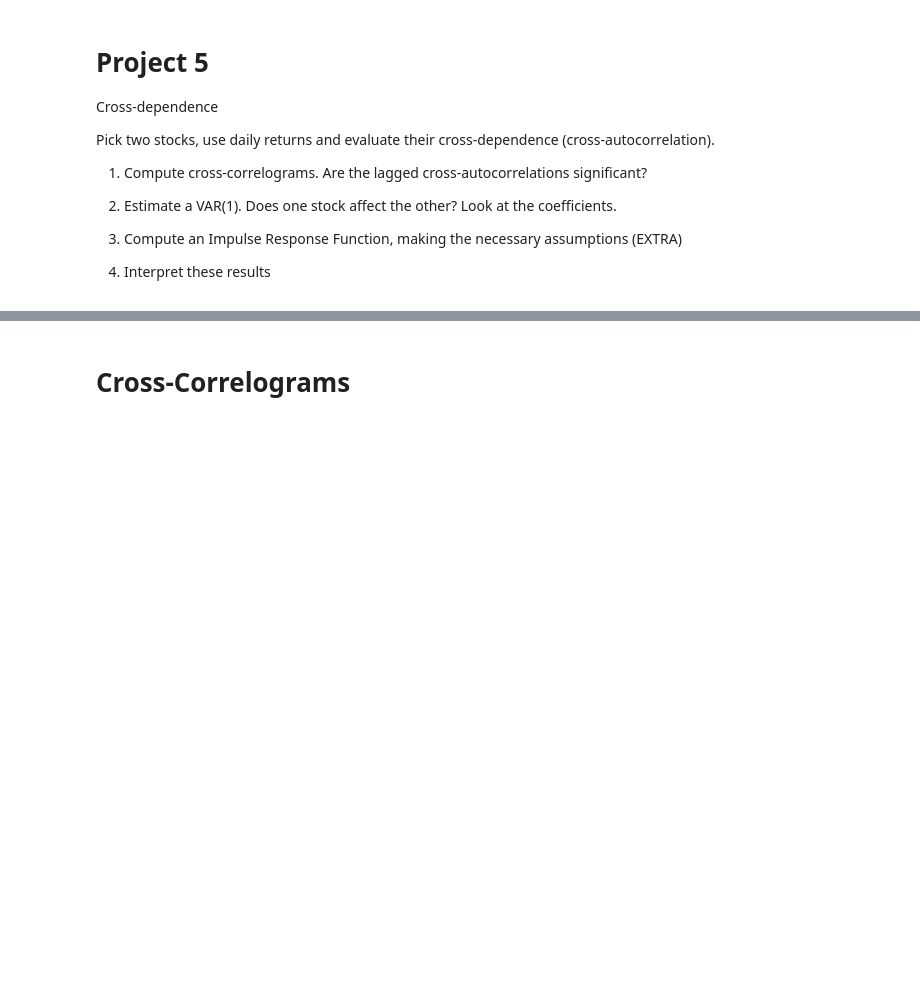
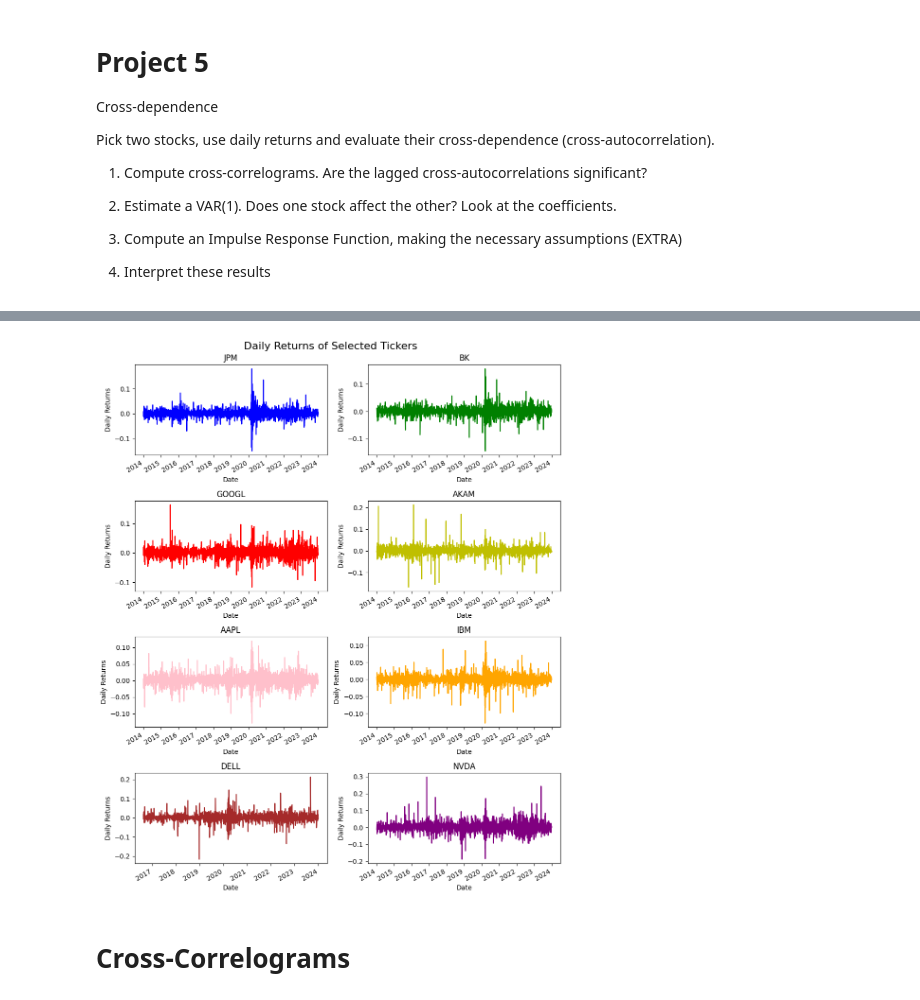
Before and after one commit to williankal/quant_fin, a Jupyter notebook: project5/code.ipynb, the cells around one changed output, grey strips where cells are left out. Saved outputs shown, nothing was run; the diff lists cells and outputs as text; code cells hidden in the pictures; blank space fills up the shorter version.

```diff
--- a/project5/code.ipynb
+++ b/project5/code.ipynb
@@ -23,19 +33,32 @@ import statsmodels
 # %%
 warnings.simplefilter(action="ignore", category=FutureWarning)
 
-tickers = [
-    'DIS', 'UHS', 'GOOGL', 'LOW', 'BSX', 'JPM', 'EOG', 'SBAC', 'STT', 'DVN',
-    'VRTX', 'BK', 'ALL', 'WY', 'OXY', 'ON', 'EXC', 'UAL', 'AKAM', 'SMCI',
-    'LYV', 'AMD', 'VLO', 'NI', 'DRI', 'SJM', 'APH', 'MAS', 'CMG', 'TXT'
-]
+tickers = ['JPM','BK','GOOGL','AKAM','AAPL','IBM','DELL','NVDA']
 
 n_tickers = len(tickers)
 
-start_date = '2023-01-01'
+# Only looking daily returns from the past 6 months
+start_date = '2014-01-01'
 end_date = '2023-12-31'
 
 # Download the daily data from stocks
 price = yf.download(tickers, start=start_date, end=end_date, progress=False)['Adj Close']
 daily_returns_stocks = price.pct_change()
+# %%
+# Assuming you have 4 tickers
+fig, axes = plt.subplots(4, 2, figsize=(10, 12))  # Replace X and Y with desired figure size
+
+axes = axes.flatten()
+col = ['b','g','r','y','pink','orange','brown','purple']
+for i, tik in enumerate(tickers):
+    daily_returns_stocks[tik].plot(ax=axes[i], title=tik,color=col[i])
+    axes[i].set_xlabel('Date')
+    axes[i].set_ylabel('Daily Returns')
+
+fig.suptitle('Daily Returns of Selected Tickers', fontsize=16)
+plt.tight_layout()
+plt.show()
+# %% [output]
+[figure, added]
 # %% [markdown]
 # Cross-Correlograms
```
Also changed, not shown: parts of 9 cells of this notebook.
